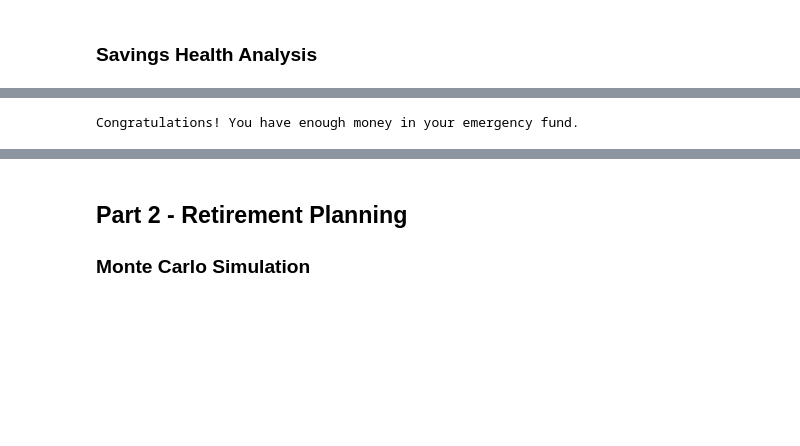
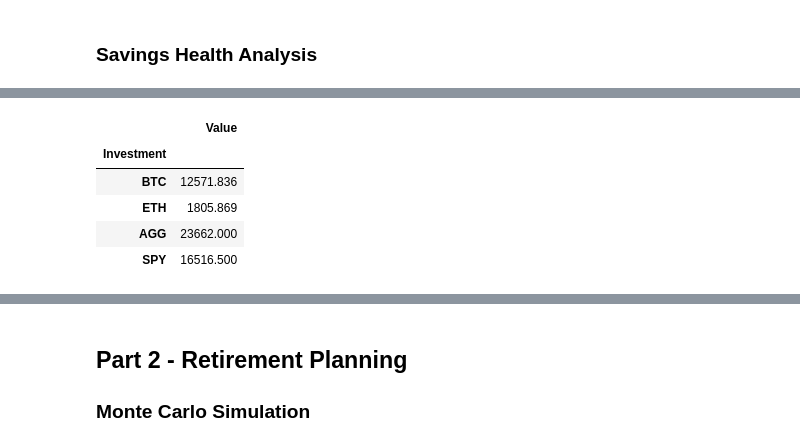
Before and after one commit to CapraRoyale/personal-finance-planning, a Jupyter notebook: financial-planner.ipynb, the cells around one changed output, grey strips where cells are left out. Cells and saved outputs as stored; diff of their text form; code cells hidden in the pictures; blank space fills up the shorter version.

```diff
--- a/financial-planner.ipynb
+++ b/financial-planner.ipynb
@@ -127,11 +119,14 @@ display(df_savings)
-# %%
-# Set ideal emergency fund
-emergency_fund = monthly_income * 3
-
-# Calculate total amount of savings
-# YOUR CODE HERE!
-
-# Validate saving health
-# YOUR CODE HERE!
-# %% [output]
-Congratulations! You have enough money in your emergency fund.
+# %%
+# Create savings DataFrame
+my_savings = pd.DataFrame({"Investment":["BTC", "ETH", "AGG", "SPY"], "Value": [my_btc_value, my_eth_value, my_agg_value, my_spy_value]})
+
+my_savings.set_index('Investment', inplace=True)
+# Display savings DataFrame
+display(my_savings)
+# %% [output]
+|  | Value |
+| Investment |  |
+| BTC | 12571.836 |
+| ETH | 1805.869 |
+| AGG | 23662.000 |
+| SPY | 16516.500 |
```
Also changed, not shown: parts of 27 cells of this notebook.
